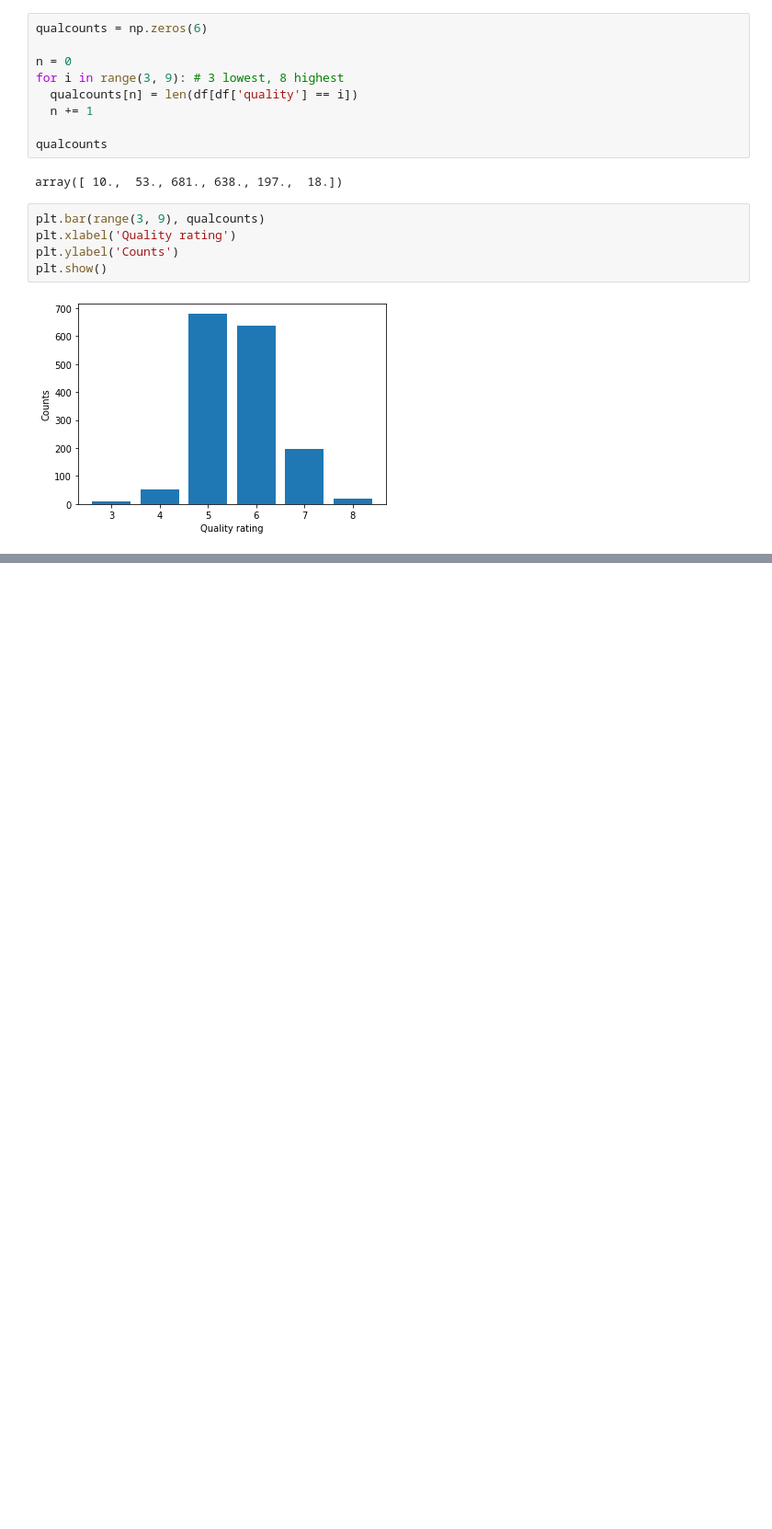
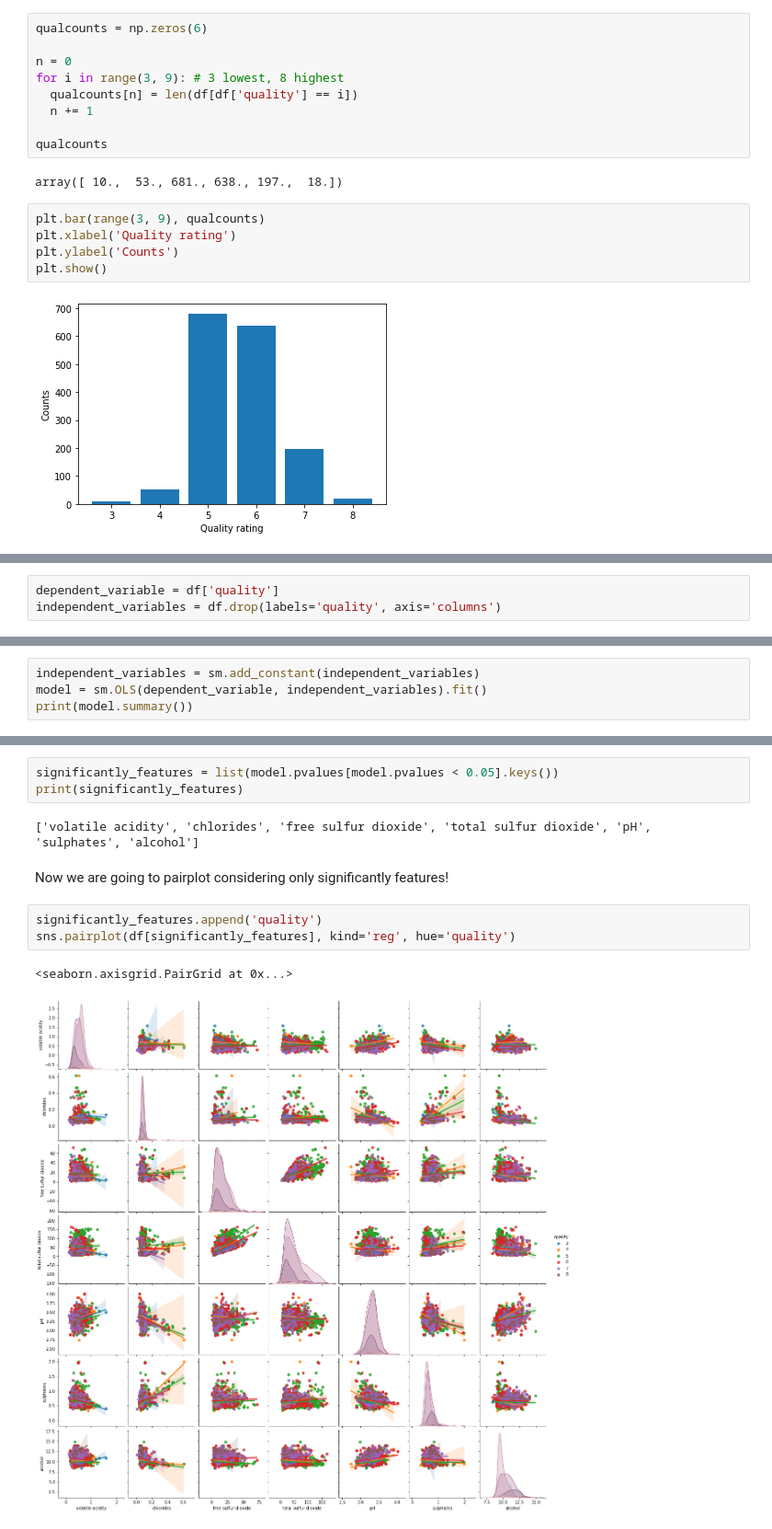
Before and after one commit to dantebarross/scientific-projects-with-python, a Jupyter notebook: Analysing_wine_quality_Statistically.ipynb, the cells around one changed output, grey strips where cells are left out. Shown at 92% size. Saved outputs shown, nothing was run; the diff lists cells and outputs as text; blank space fills up the shorter version.

```diff
--- a/Analysing_wine_quality_Statistically.ipynb
+++ b/Analysing_wine_quality_Statistically.ipynb
@@ -151,0 +165,3 @@ TypeError: ignored
+# %%
+dependent_variable = df['quality']
+independent_variables = df.drop(labels='quality', axis='columns')
@@ -151,0 +222,4 @@ TypeError: ignored
+# %%
+independent_variables = sm.add_constant(independent_variables)
+model = sm.OLS(dependent_variable, independent_variables).fit()
+print(model.summary())
@@ -151,0 +260,13 @@ TypeError: ignored
+# %%
+significantly_features = list(model.pvalues[model.pvalues < 0.05].keys())
+print(significantly_features)
+# %% [output]
+['volatile acidity', 'chlorides', 'free sulfur dioxide', 'total sulfur dioxide', 'pH', 'sulphates', 'alcohol']
+# %% [markdown]
+Now we are going to pairplot considering only significantly features!
+# %%
+significantly_features.append('quality')
+sns.pairplot(df[significantly_features], kind='reg', hue='quality')
+# %% [output]
+<seaborn.axisgrid.PairGrid at 0x...>
+[figure, added]
```
Also changed, not shown: parts of 23 cells of this notebook.
